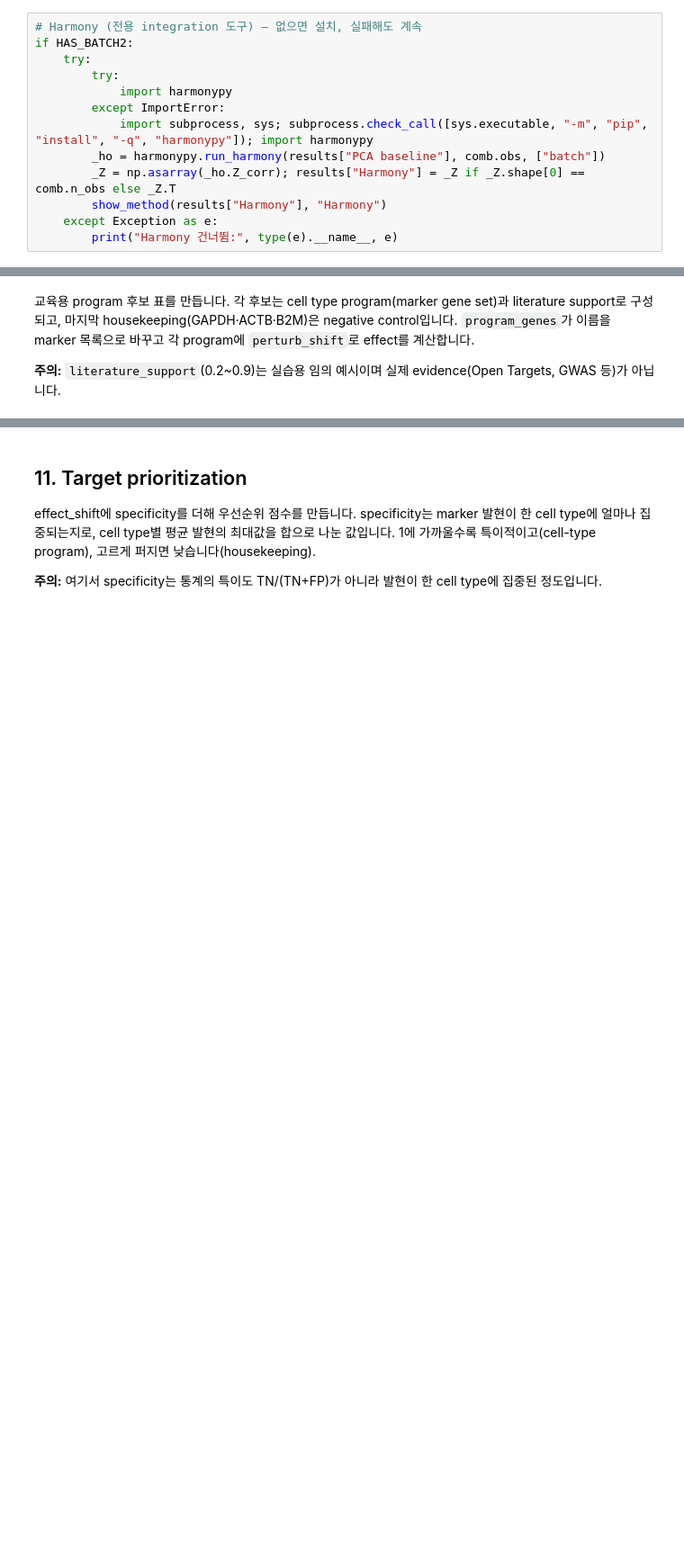
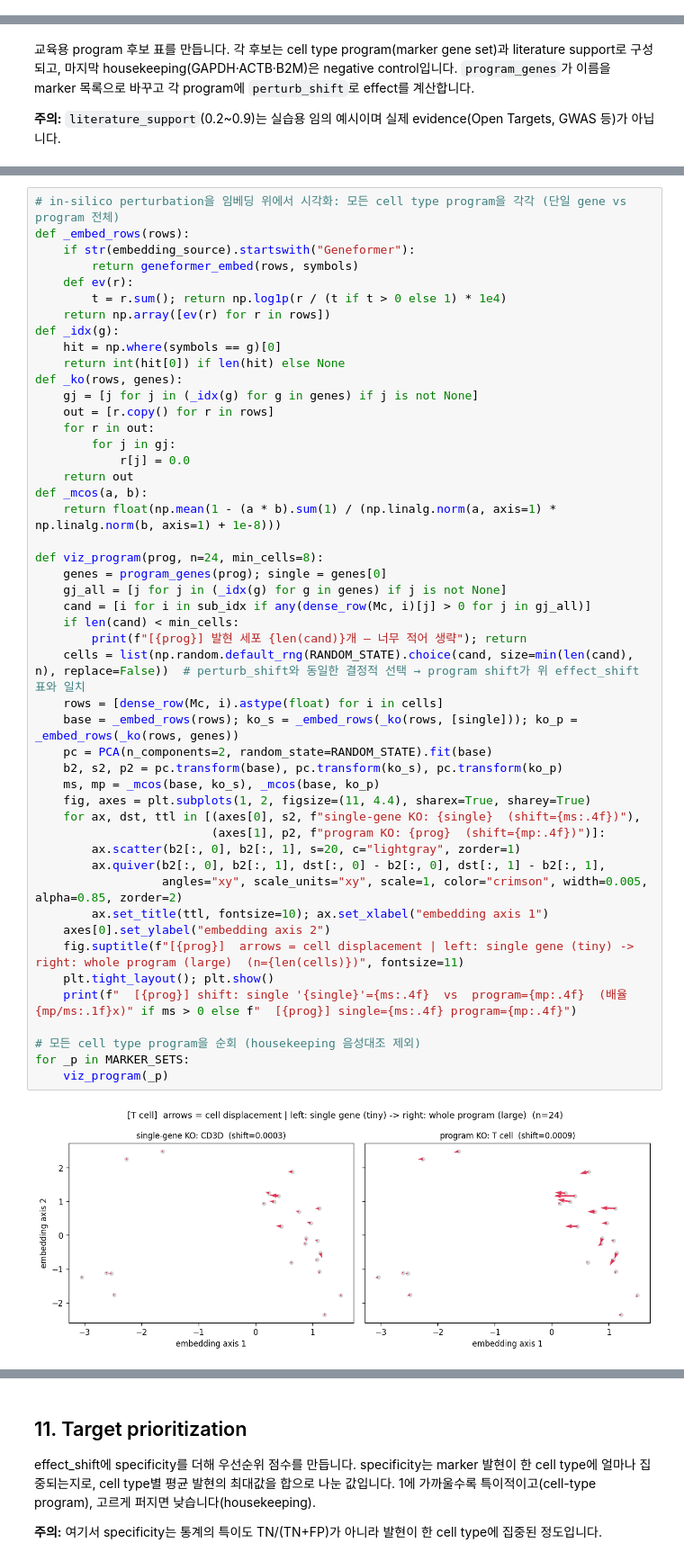
Before and after one commit to seok1213neo/KOGO-scFM-tutorial, a Jupyter notebook: KOGO_scFM_colab_cys_v7.ipynb, the cells around one changed output, grey strips where cells are left out. Shown at 90% size. Cells and saved outputs as stored; diff of their text form; blank space fills up the shorter version.

```diff
--- a/KOGO_scFM_colab_cys_v7.ipynb
+++ b/KOGO_scFM_colab_cys_v7.ipynb
@@ -591,13 +676,0 @@ if HAS_BATCH2:
-# %%
-# Harmony (전용 integration 도구) — 없으면 설치, 실패해도 계속
-if HAS_BATCH2:
-    try:
-        try:
-            import harmonypy
-        except ImportError:
-            import subprocess, sys; subprocess.check_call([sys.executable, "-m", "pip", "install", "-q", "harmonypy"]); import harmonypy
-        _ho = harmonypy.run_harmony(results["PCA baseline"], comb.obs, ["batch"])
-        _Z = np.asarray(_ho.Z_corr); results["Harmony"] = _Z if _Z.shape[0] == comb.n_obs else _Z.T
-        show_method(results["Harmony"], "Harmony")
-    except Exception as e:
-        print("Harmony 건너뜀:", type(e).__name__, e)
@@ -917,0 +1098,50 @@ effect_shift가 큰 program일수록 marker set 제거가 표현을 크게 흔
+# %%
+# in-silico perturbation을 임베딩 위에서 시각화: 모든 cell type program을 각각 (단일 gene vs program 전체)
+def _embed_rows(rows):
+    if str(embedding_source).startswith("Geneformer"):
+        return geneformer_embed(rows, symbols)
+    def ev(r):
+        t = r.sum(); return np.log1p(r / (t if t > 0 else 1) * 1e4)
+    return np.array([ev(r) for r in rows])
+def _idx(g):
+    hit = np.where(symbols == g)[0]
+    return int(hit[0]) if len(hit) else None
+def _ko(rows, genes):
+    gj = [j for j in (_idx(g) for g in genes) if j is not None]
+    out = [r.copy() for r in rows]
+    for r in out:
+        for j in gj:
+            r[j] = 0.0
+    return out
+def _mcos(a, b):
+    return float(np.mean(1 - (a * b).sum(1) / (np.linalg.norm(a, axis=1) * np.linalg.norm(b, axis=1) + 1e-8)))
+
+def viz_program(prog, n=24, min_cells=8):
+    genes = program_genes(prog); single = genes[0]
+    gj_all = [j for j in (_idx(g) for g in genes) if j is not None]
+    cand = [i for i in sub_idx if any(dense_row(Mc, i)[j] > 0 for j in gj_all)]
+    if len(cand) < min_cells:
+        print(f"[{prog}] 발현 세포 {len(cand)}개 — 너무 적어 생략"); return
+    cells = list(np.random.default_rng(RANDOM_STATE).choice(cand, size=min(len(cand), n), replace=False))  # perturb_shift와 동일한 결정적 선택 → program shift가 위 effect_shift 표와 일치
+    rows = [dense_row(Mc, i).astype(float) for i in cells]
+    base = _embed_rows(rows); ko_s = _embed_rows(_ko(rows, [single])); ko_p = _embed_rows(_ko(rows, genes))
+    pc = PCA(n_components=2, random_state=RANDOM_STATE).fit(base)
+    b2, s2, p2 = pc.transform(base), pc.transform(ko_s), pc.transform(ko_p)
+    ms, mp = _mcos(base, ko_s), _mcos(base, ko_p)
+    fig, axes = plt.subplots(1, 2, figsize=(11, 4.4), sharex=True, sharey=True)
+    for ax, dst, ttl in [(axes[0], s2, f"single-gene KO: {single}  (shift={ms:.4f})"),
+                         (axes[1], p2, f"program KO: {prog}  (shift={mp:.4f})")]:
+        ax.scatter(b2[:, 0], b2[:, 1], s=20, c="lightgray", zorder=1)
+        ax.quiver(b2[:, 0], b2[:, 1], dst[:, 0] - b2[:, 0], dst[:, 1] - b2[:, 1],
+                  angles="xy", scale_units="xy", scale=1, color="crimson", width=0.005, alpha=0.85, zorder=2)
+        ax.set_title(ttl, fontsize=10); ax.set_xlabel("embedding axis 1")
+    axes[0].set_ylabel("embedding axis 2")
+    fig.suptitle(f"[{prog}]  arrows = cell displacement | left: single gene (tiny) -> right: whole program (large)  (n={len(cells)})", fontsize=11)
+    plt.tight_layout(); plt.show()
+    print(f"  [{prog}] shift: single '{single}'={ms:.4f}  vs  program={mp:.4f}  (배율 {mp/ms:.1f}x)" if ms > 0 else f"  [{prog}] single={ms:.4f} program={mp:.4f}")
+
+# 모든 cell type program을 순회 (housekeeping 음성대조 제외)
+for _p in MARKER_SETS:
+    viz_program(_p)
+# %% [output]
+[figure, added]
```
Also changed, not shown: parts of 83 cells of this notebook.
